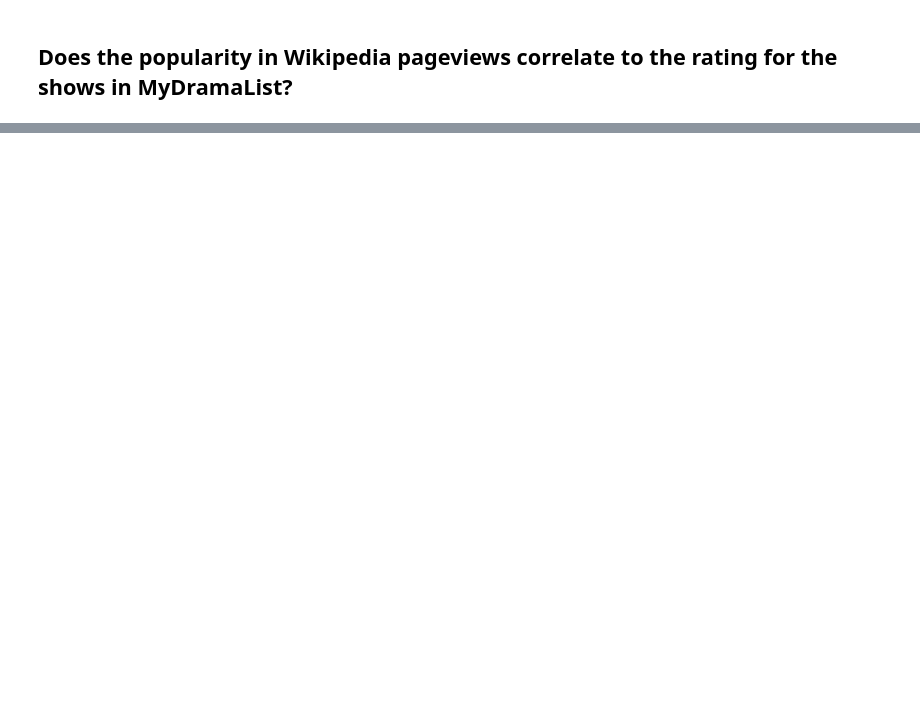
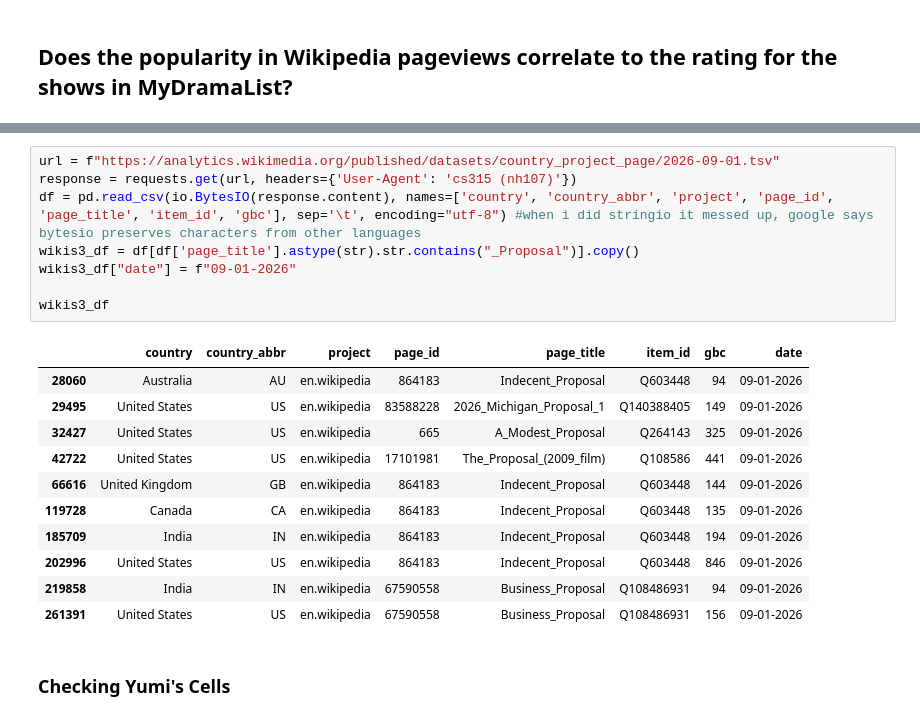
Before and after one commit to ninahowley/cs315-week5-tasks-wed, a Jupyter notebook: task3.ipynb, the cells around one changed output, grey strips where cells are left out. Cells and saved outputs as stored; diff of their text form; blank space fills up the shorter version.

```diff
--- a/task3.ipynb
+++ b/task3.ipynb
@@ -224,0 +322,22 @@ df
+# %%
+url = f"https://analytics.wikimedia.org/published/datasets/country_project_page/2026-09-01.tsv"
+response = requests.get(url, headers={'User-Agent': 'cs315 (nh107)'})
+df = pd.read_csv(io.BytesIO(response.content), names=['country', 'country_abbr', 'project', 'page_id', 'page_title', 'item_id', 'gbc'], sep='\t', encoding="utf-8") #when i did stringio it messed up, google says bytesio preserves characters from other languages
+wikis3_df = df[df['page_title'].astype(str).str.contains("_Proposal")].copy()
+wikis3_df["date"] = f"09-01-2026"
+
+wikis3_df
+# %% [output]
+|  | country | country_abbr | project | page_id | page_title | item_id | gbc | date |
+| 28060 | Australia | AU | en.wikipedia | 864183 | Indecent_Proposal | Q603448 | 94 | 09-01-2026 |
+| 29495 | United States | US | en.wikipedia | 83588228 | 2026_Michigan_Proposal_1 | Q140388405 | 149 | 09-01-2026 |
+| 32427 | United States | US | en.wikipedia | 665 | A_Modest_Proposal | Q264143 | 325 | 09-01-2026 |
+| 42722 | United States | US | en.wikipedia | 17101981 | The_Proposal_(2009_film) | Q108586 | 441 | 09-01-2026 |
+| 66616 | United Kingdom | GB | en.wikipedia | 864183 | Indecent_Proposal | Q603448 | 144 | 09-01-2026 |
+| 119728 | Canada | CA | en.wikipedia | 864183 | Indecent_Proposal | Q603448 | 135 | 09-01-2026 |
+| 185709 | India | IN | en.wikipedia | 864183 | Indecent_Proposal | Q603448 | 194 | 09-01-2026 |
+| 202996 | United States | US | en.wikipedia | 864183 | Indecent_Proposal | Q603448 | 846 | 09-01-2026 |
+| 219858 | India | IN | en.wikipedia | 67590558 | Business_Proposal | Q108486931 | 94 | 09-01-2026 |
+| 261391 | United States | US | en.wikipedia | 67590558 | Business_Proposal | Q108486931 | 156 | 09-01-2026 |
+# %% [markdown]
+<h3>Checking Yumi's Cells</h3>
```
Also changed, not shown: parts of 32 cells of this notebook, 3 other files.
